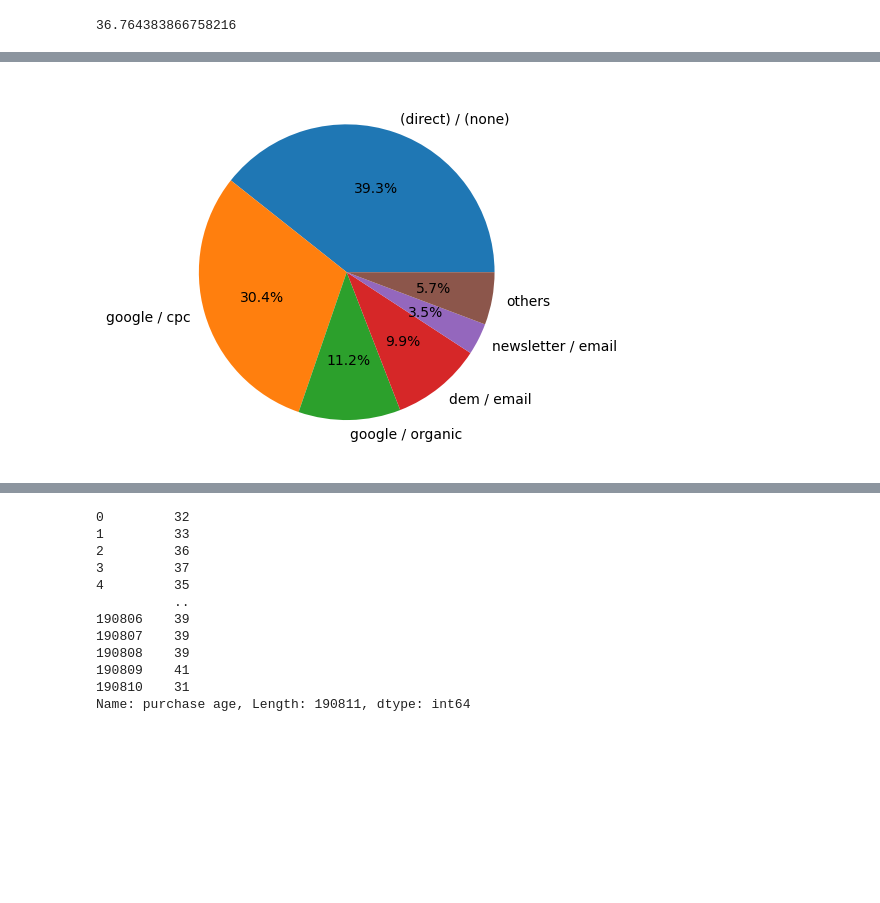
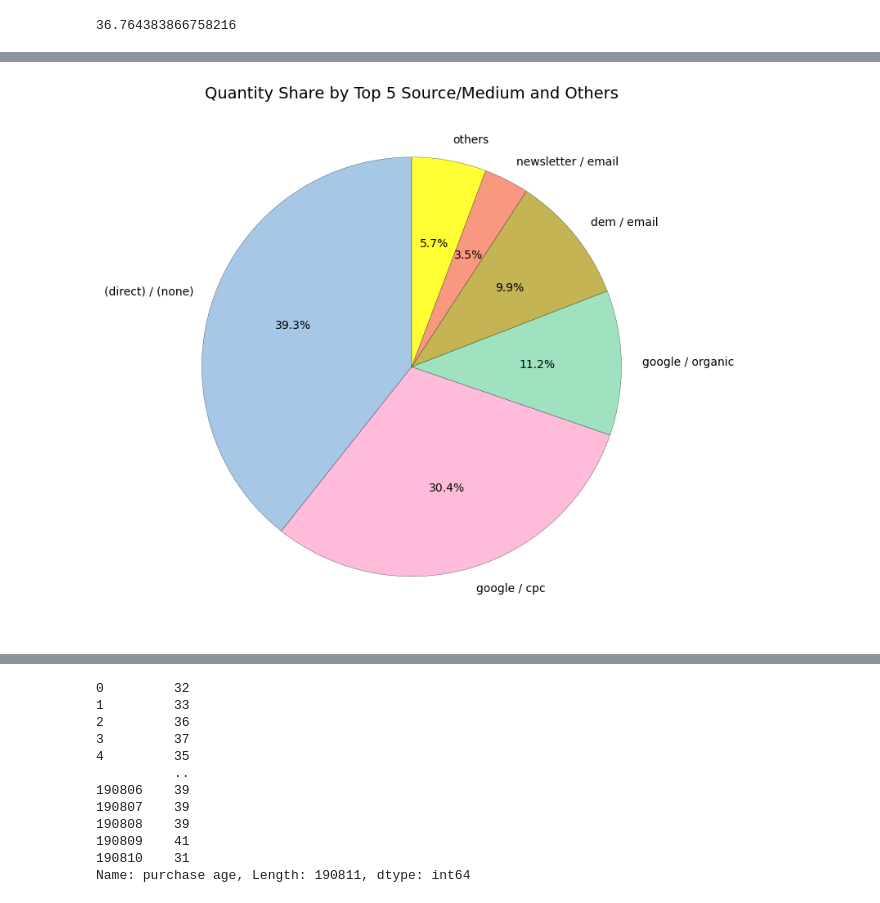
Before and after one commit to michelecoaro/Datanauti, a Jupyter notebook: EDA.ipynb, the cells around one changed output, grey strips where cells are left out. Cells and saved outputs as stored; diff of their text form; code cells hidden in the pictures; blank space fills up the shorter version.

```diff
--- a/EDA.ipynb
+++ b/EDA.ipynb
@@ -117,5 +130,9 @@ df_beauty.head()
 df_beauty.groupby('userId')['revenue'].sum().mean()
 # %% [output]
 440.9207322438718
+# %%
+my_palette = ['#A7C7E7', '#ffbcda', '#9FE2BF', '#C4B454', '#F89880', '#ffff33', '#a65628', '#f781bf', '#999999'] # Custom list of hex colors
+
+plt.rcParams['axes.prop_cycle'] = plt.cycler(color=my_palette)
 # %%
 # plot ARPU
@@ -159,9 +212,15 @@ plt.show()
 # %%
 # pie plot with first 5 sourceMedium and then 'others'
 perc = df_beauty.groupby('sourceMedium')['quantity'].sum() / df_beauty['quantity'].sum()
 perc = perc.sort_values(ascending=False)
-perc = perc[:5].append(pd.Series(1 - perc[:5].sum(), index=['others']))
-perc.plot(kind='pie', autopct='%1.1f%%')
+perc = pd.concat([perc[:5], pd.Series(1 - perc[:5].sum(), index=['others'])])
+
+plt.figure(figsize=(8, 8))
+perc.plot(kind='pie', autopct='%1.1f%%', startangle=90, colors=my_palette, wedgeprops={'edgecolor': 'black', 'linewidth': 0.2})
+
+plt.title('Quantity Share by Top 5 Source/Medium and Others', fontsize=14)
+plt.ylabel('')
+plt.tight_layout()
 plt.show()
 # %% [output]
-[figure, old version]
+[figure, new version]
```
Also changed, not shown: parts of 45 cells of this notebook.
